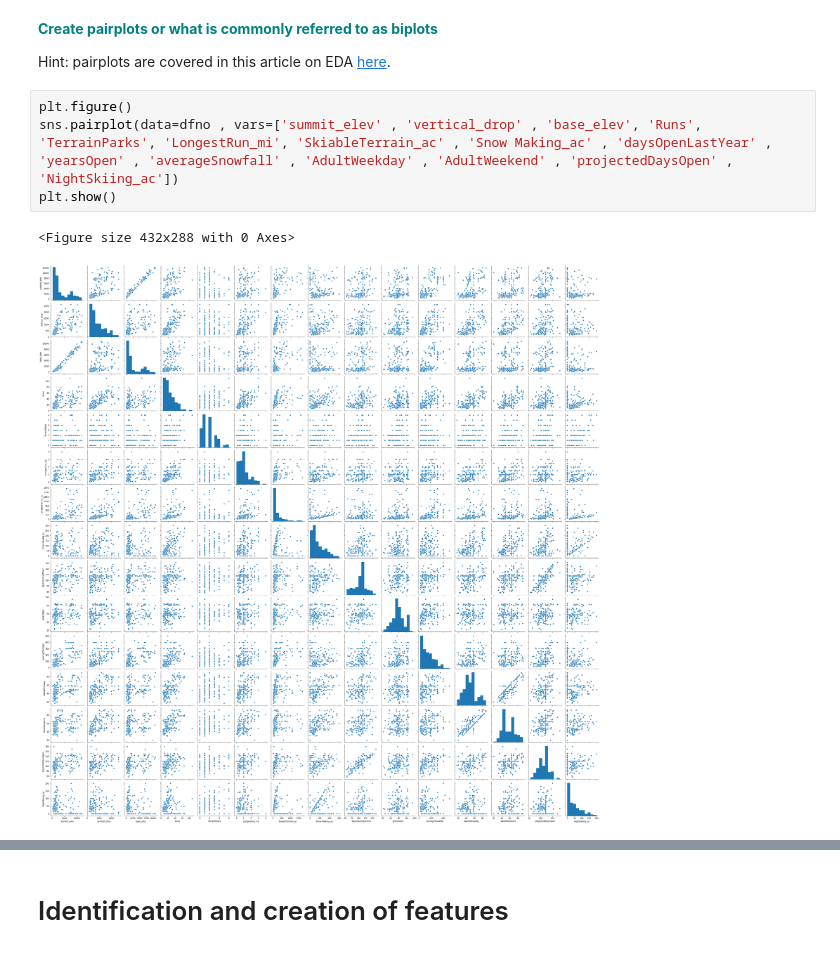
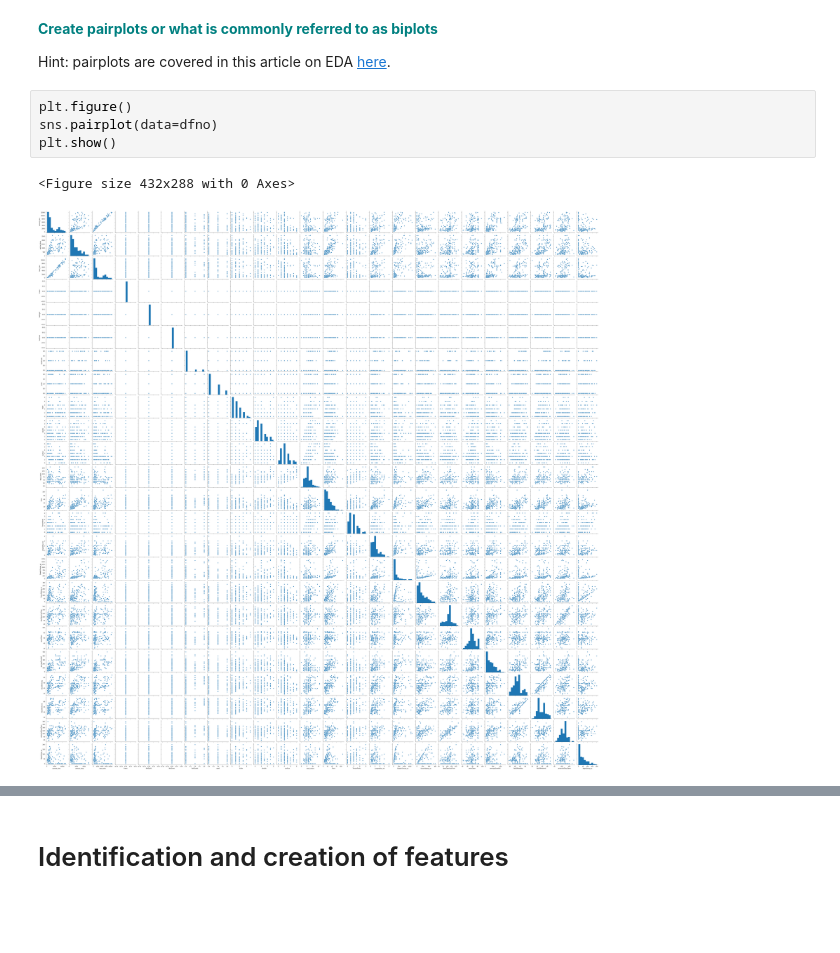
Before and after one commit to kregier/Capstone1, a Jupyter notebook: 3.EDA/Notebook_stepthree.ipynb, the cells around one changed output, grey strips where cells are left out. Drawn from its saved outputs; the diff is of its cells as text; blank space fills up the shorter version.

```diff
--- a/3.EDA/Notebook_stepthree.ipynb
+++ b/3.EDA/Notebook_stepthree.ipynb
@@ -245,8 +257,8 @@ After reviewing these respons varible distributions, there doesn't appear to be
 Hint: pairplots are covered in this article on EDA [here](https://medium.com/@aiden.dataminer/the-data-science-method-dsm-exploratory-data-analysis-bc84d4d8d3f9).
 # %%
 plt.figure()
-sns.pairplot(data=dfno , vars=['summit_elev' , 'vertical_drop' , 'base_elev', 'Runs', 'TerrainParks', 'LongestRun_mi', 'SkiableTerrain_ac' , 'Snow Making_ac' , 'daysOpenLastYear' , 'yearsOpen' , 'averageSnowfall' , 'AdultWeekday' , 'AdultWeekend' , 'projectedDaysOpen' , 'NightSkiing_ac'])
+sns.pairplot(data=dfno)
 plt.show()
 # %% [output]
 <Figure size 432x288 with 0 Axes>
-[figure, old version]
+[figure, new version]
```
Also changed, not shown: parts of 10 cells of this notebook, 4 other files.
